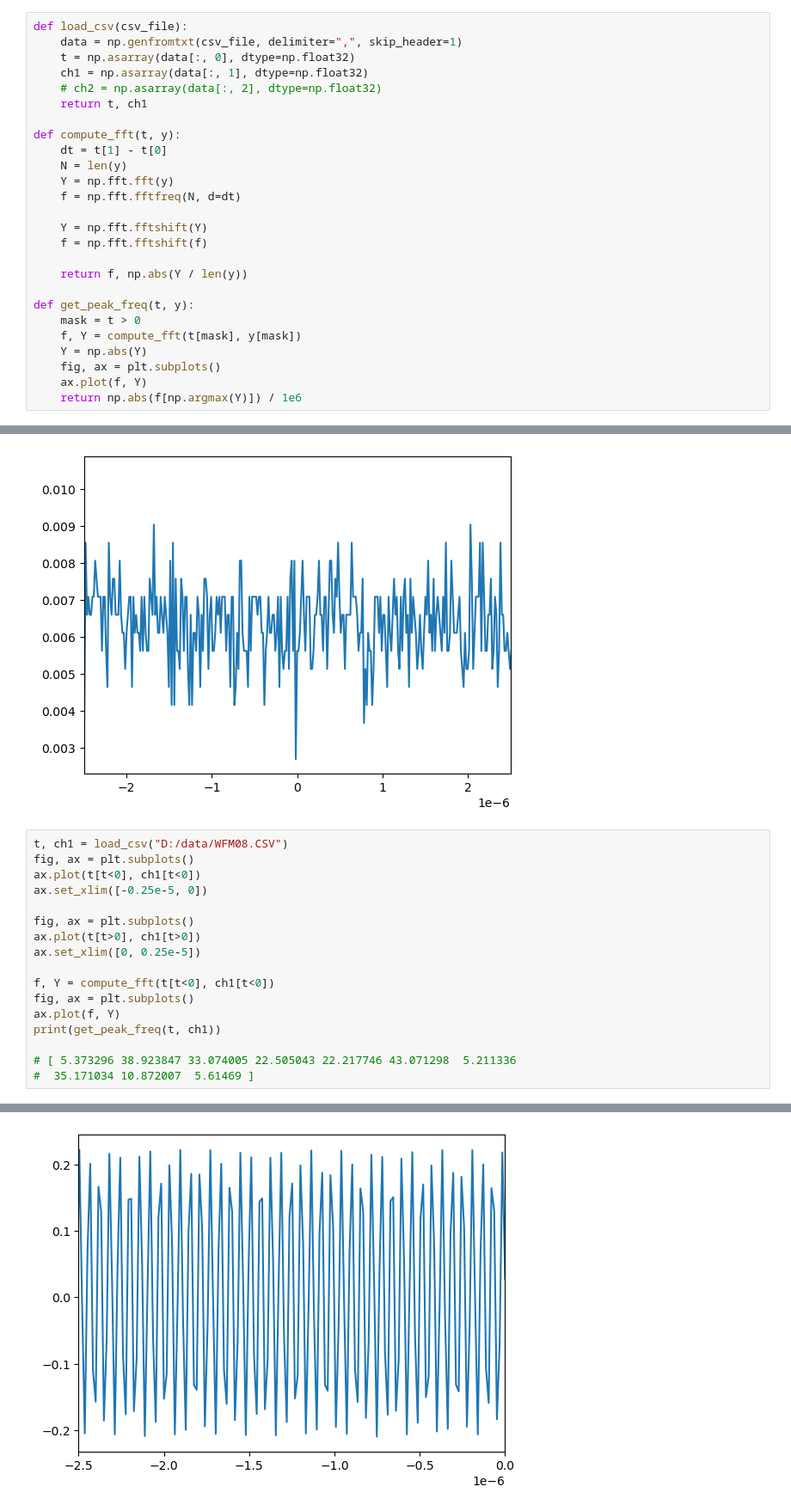
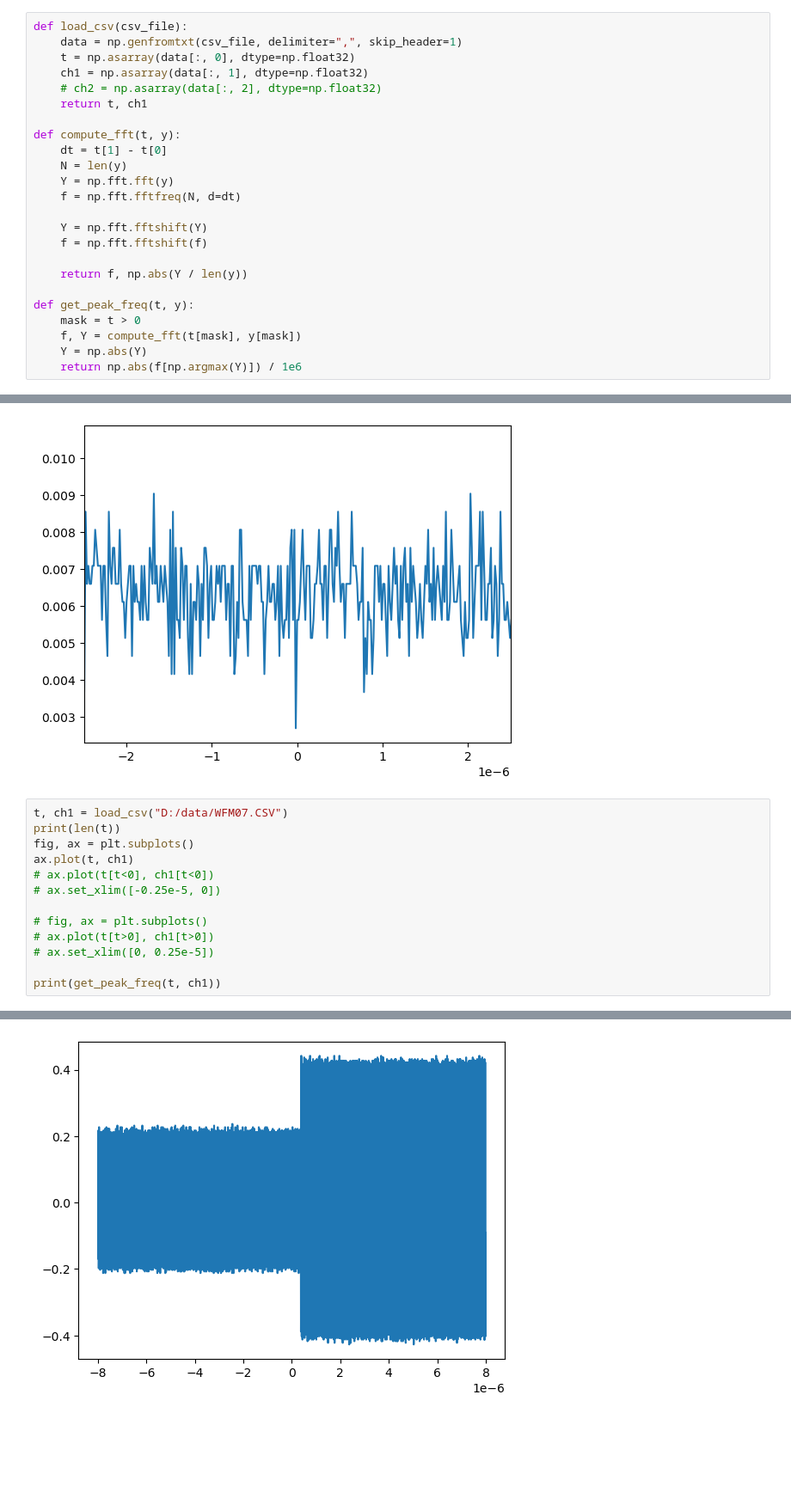
Before and after one commit to meimei2027/diamonds, a Jupyter notebook: experiment/view_data_2.ipynb, the cells around one changed output, grey strips where cells are left out. Shown at 86% size. Drawn from its saved outputs; the diff is of its cells as text; blank space fills up the shorter version.

```diff
--- a/experiment/view_data_2.ipynb
+++ b/experiment/view_data_2.ipynb
@@ -24,8 +24,6 @@ def get_peak_freq(t, y):
     mask = t > 0
     f, Y = compute_fft(t[mask], y[mask])
     Y = np.abs(Y)
-    fig, ax = plt.subplots()
-    ax.plot(f, Y)
     return np.abs(f[np.argmax(Y)]) / 1e6
 # %%
 t, ch1 = load_csv("D:/data/WFM01.CSV")
@@ -41,20 +39,16 @@ ax.set_xlim([-0.25e-5, 0.25e-5])
 (-2.5e-06, 2.5e-06)
 [figure]
 # %%
-t, ch1 = load_csv("D:/data/WFM08.CSV")
+t, ch1 = load_csv("D:/data/WFM07.CSV")
+print(len(t))
 fig, ax = plt.subplots()
-ax.plot(t[t<0], ch1[t<0])
-ax.set_xlim([-0.25e-5, 0])
+ax.plot(t, ch1)
+# ax.plot(t[t<0], ch1[t<0])
+# ax.set_xlim([-0.25e-5, 0])
 
-fig, ax = plt.subplots()
-ax.plot(t[t>0], ch1[t>0])
-ax.set_xlim([0, 0.25e-5])
+# fig, ax = plt.subplots()
+# ax.plot(t[t>0], ch1[t>0])
+# ax.set_xlim([0, 0.25e-5])
 
-f, Y = compute_fft(t[t<0], ch1[t<0])
-fig, ax = plt.subplots()
-ax.plot(f, Y)
 print(get_peak_freq(t, ch1))
-
-# [ 5.373296 38.923847 33.074005 22.505043 22.217746 43.071298  5.211336
-#  35.171034 10.872007  5.61469 ]
 # %% [output]
@@ -62 +57 @@ print(get_peak_freq(t, ch1))
-[figure, old version]
+[figure, new version]
```
Also changed, not shown: parts of 5 cells of this notebook, 4 other files.
